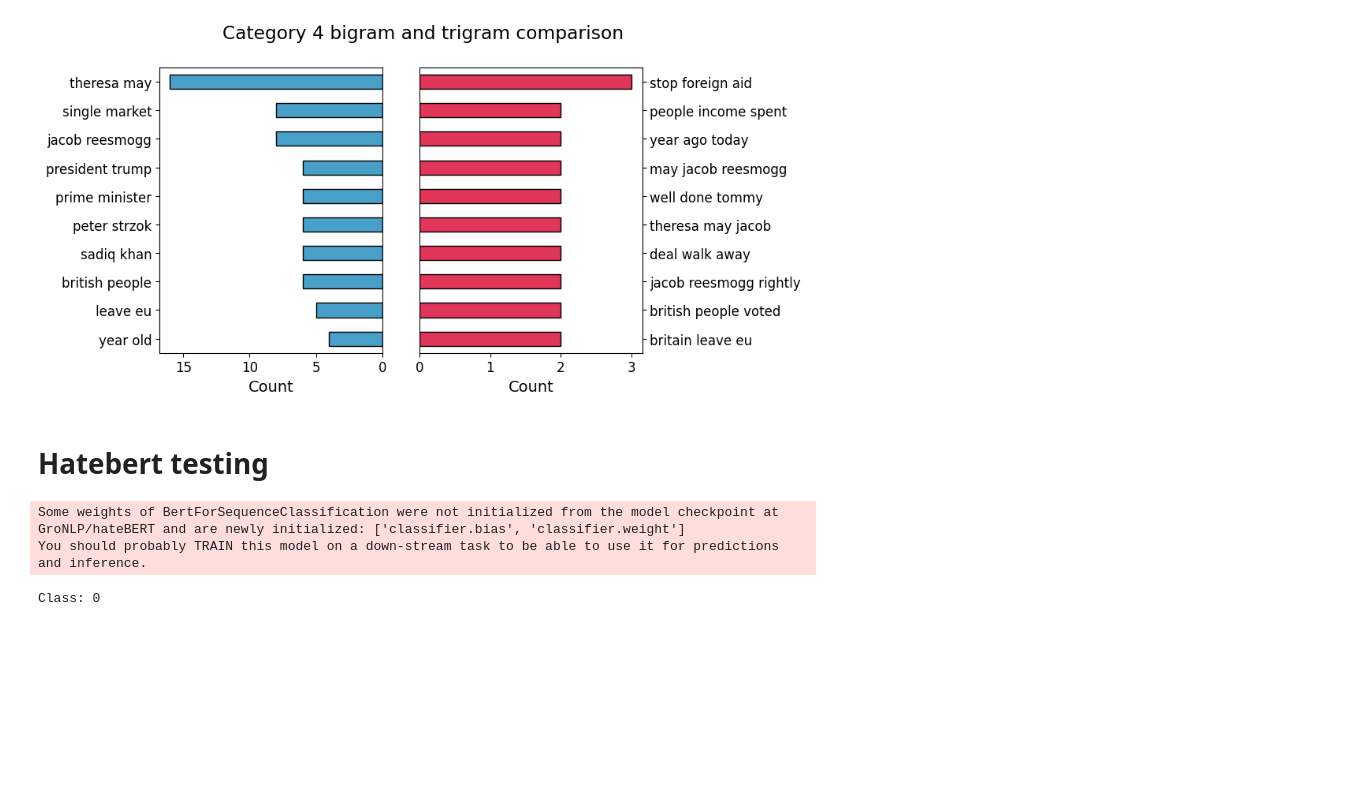
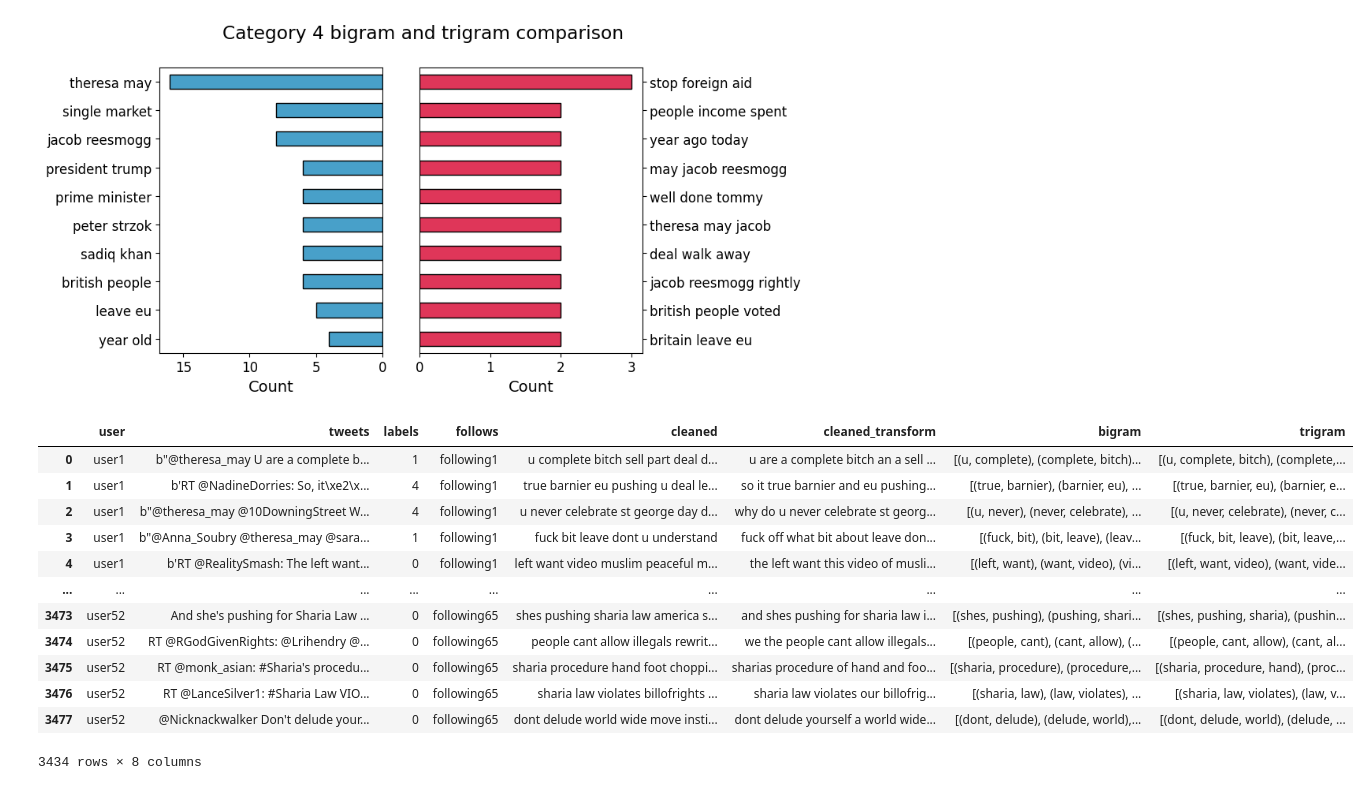
Before and after one commit to pinglainstitute/LLM-reviewtransformation, a Jupyter notebook: Notebooks/Twitter/twitter_analysis.ipynb, the cells around one changed output. Saved outputs shown, nothing was run; the diff lists cells and outputs as text; code cells hidden in the pictures; blank space fills up the shorter version.

```diff
--- a/Notebooks/twitter_analysis.ipynb
+++ b/Notebooks/Twitter/twitter_analysis.ipynb
@@ -265,4 +310,20 @@ for category, group in bigram_df.groupby("category"):
 [figure]
 [figure]
 [figure]
+# %%
+following
+# %% [output]
+|  | user | tweets | labels | follows | cleaned | cleaned_transform | bigram | trigram |
+| 0 | user1 | b"@theresa_may U are a complete b... | 1 | following1 | u complete bitch sell part deal d... | u are a complete bitch an a sell ... | [(u, complete), (complete, bitch)... | [(u, complete, bitch), (complete,... |
+| 1 | user1 | b'RT @NadineDorries: So, it\xe2\x... | 4 | following1 | true barnier eu pushing u deal le... | so it true barnier and eu pushing... | [(true, barnier), (barnier, eu), ... | [(true, barnier, eu), (barnier, e... |
+| 2 | user1 | b"@theresa_may @10DowningStreet W... | 4 | following1 | u never celebrate st george day d... | why do u never celebrate st georg... | [(u, never), (never, celebrate), ... | [(u, never, celebrate), (never, c... |
+| 3 | user1 | b"@Anna_Soubry @theresa_may @sara... | 1 | following1 | fuck bit leave dont u understand | fuck off what bit about leave don... | [(fuck, bit), (bit, leave), (leav... | [(fuck, bit, leave), (bit, leave,... |
+| 4 | user1 | b'RT @RealitySmash: The left want... | 0 | following1 | left want video muslim peaceful m... | the left want this video of musli... | [(left, want), (want, video), (vi... | [(left, want, video), (want, vide... |
+| ... | ... | ... | ... | ... | ... | ... | ... | ... |
+| 3473 | user52 | And she's pushing for Sharia Law ... | 0 | following65 | shes pushing sharia law america s... | and shes pushing for sharia law i... | [(shes, pushing), (pushing, shari... | [(shes, pushing, sharia), (pushin... |
+| 3474 | user52 | RT @RGodGivenRights: @Lrihendry @... | 0 | following65 | people cant allow illegals rewrit... | we the people cant allow illegals... | [(people, cant), (cant, allow), (... | [(people, cant, allow), (cant, al... |
+| 3475 | user52 | RT @monk_asian: #Sharia's procedu... | 0 | following65 | sharia procedure hand foot choppi... | sharias procedure of hand and foo... | [(sharia, procedure), (procedure,... | [(sharia, procedure, hand), (proc... |
+| 3476 | user52 | RT @LanceSilver1: #Sharia Law VIO... | 0 | following65 | sharia law violates billofrights ... | sharia law violates our billofrig... | [(sharia, law), (law, violates), ... | [(sharia, law, violates), (law, v... |
+| 3477 | user52 | @Nicknackwalker Don't delude your... | 0 | following65 | dont delude world wide move insti... | dont delude yourself a world wide... | [(dont, delude), (delude, world),... | [(dont, delude, world), (delude, ... |
+3434 rows × 8 columns
 # %%
@@ -270,12 +330,0 @@ following.to_csv("../Dataset/tweets/twitter_processed.csv", index=False)
-# %% [markdown]
-# Hatebert testing
-# %%
-from transformers import AutoModelForSequenceClassification, AutoTokenizer
-import torch
-
-model_name = "GroNLP/hateBERT"
-tokenizer = AutoTokenizer.from_pretrained(model_name)
-model = AutoModelForSequenceClassification.from_pretrained(model_name)
-# %% [output]
-Some weights of BertForSequenceClassification were not initialized from the model checkpoint at GroNLP/hateBERT and are newly initialized: ['classifier.bias', 'classifier.weight']
-You should probably TRAIN this model on a down-stream task to be able to use it for predictions and inference.
@@ -285,9 +330,0 @@ tokens = tokenizer(text, padding=True, truncation=True, return_tensors="pt")
-# %%
-with torch.no_grad():
-    outputs = model(**tokens)
-
-probs = torch.nn.functional.softmax(outputs.logits, dim=-1)
-predicted_class = torch.argmax(probs, dim=-1).item()
-print(f"Class: {predicted_class}")
-# %% [output]
-Class: 0
```
Also changed, not shown: parts of 11 cells of this notebook, 39 other files.
